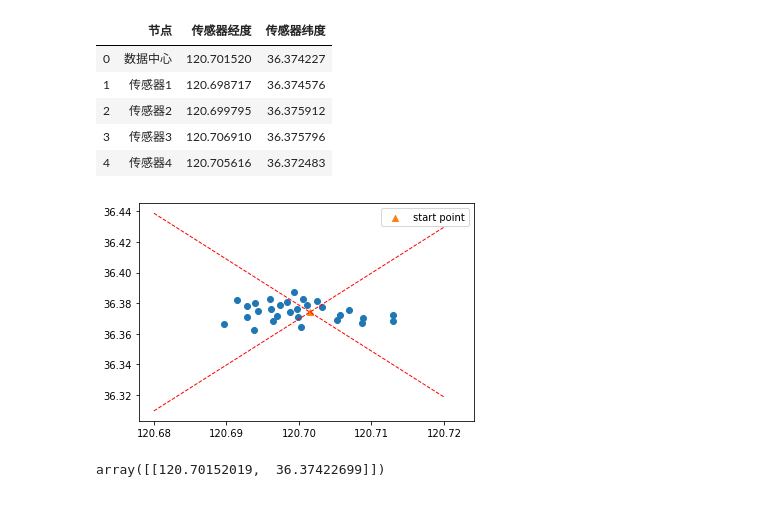
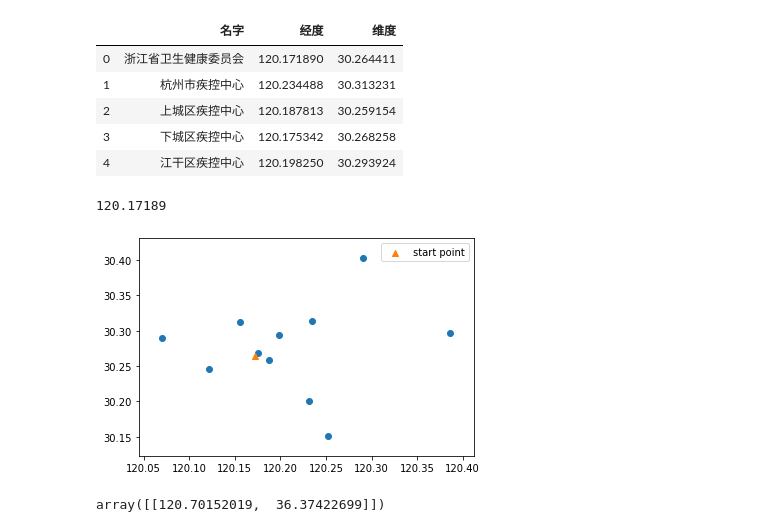
Before and after one commit to BanBuDu0/math-model, a Jupyter notebook: t1/Untitled.ipynb, the cells around one changed output. Drawn from its saved outputs; the diff is of its cells as text; code cells hidden in the pictures.

```diff
--- a/t1/Untitled.ipynb
+++ b/t1/Untitled.ipynb
@@ -5,16 +5,16 @@ import numpy as np
 import math
 %matplotlib inline
 # %%
-path = "./data/B题附件1.xlsx"
+path = "D:\\jupyter_project\\math-model\\t2\\data\\data.xlsx"
 data = pd.read_excel(path, sheet_name=0)
 # %%
 data.head()
 # %% [output]
-|  | 节点 | 传感器经度 | 传感器纬度 |
-| 0 | 数据中心 | 120.701520 | 36.374227 |
-| 1 | 传感器1 | 120.698717 | 36.374576 |
-| 2 | 传感器2 | 120.699795 | 36.375912 |
-| 3 | 传感器3 | 120.706910 | 36.375796 |
-| 4 | 传感器4 | 120.705616 | 36.372483 |
+|  | 名字 | 经度 | 维度 |
+| 0 | 浙江省卫生健康委员会 | 120.171890 | 30.264411 |
+| 1 | 杭州市疾控中心 | 120.234488 | 30.313231 |
+| 2 | 上城区疾控中心 | 120.187813 | 30.259154 |
+| 3 | 下城区疾控中心 | 120.175342 | 30.268258 |
+| 4 | 江干区疾控中心 | 120.198250 | 30.293924 |
 # %%
 node_num = data.shape[0]
@@ -37,14 +21,25 @@ y4 = k3 * xs + 36.374227 - 120.701520 * k3
+# %%
+x = data['经度']
+y = data['维度']
+x0 = x[0]
+y0 = y[0]
+x1 = x[1:]
+y1 = y[1:]
+# %%
+x0
+# %% [output]
+120.17189
 # %%
 plt.scatter(x1, y1, marker='o')
 plt.scatter(x0, y0, marker='^', label="start point")
-plt.plot(xs, y2, color='red', linewidth=1.0, linestyle='--')
-plt.plot(xs, y3, color='red', linewidth=1.0, linestyle='--')
+# plt.plot(xs, y2, color='red', linewidth=1.0, linestyle='--')
+# plt.plot(xs, y3, color='red', linewidth=1.0, linestyle='--')
 # plt.plot(xs, y4, color='red', linewidth=1.0, linestyle='--')
 
 plt.legend(loc='best')
 plt.show()
 # %% [output]
-[figure, old version]
+[figure, new version]
 # %%
 path = "./data/B题附件1.xlsx"
 df = pd.read_excel(path, sheet_name=0)
```
Also changed, not shown: parts of 1 cell of this notebook, 3 other files.
